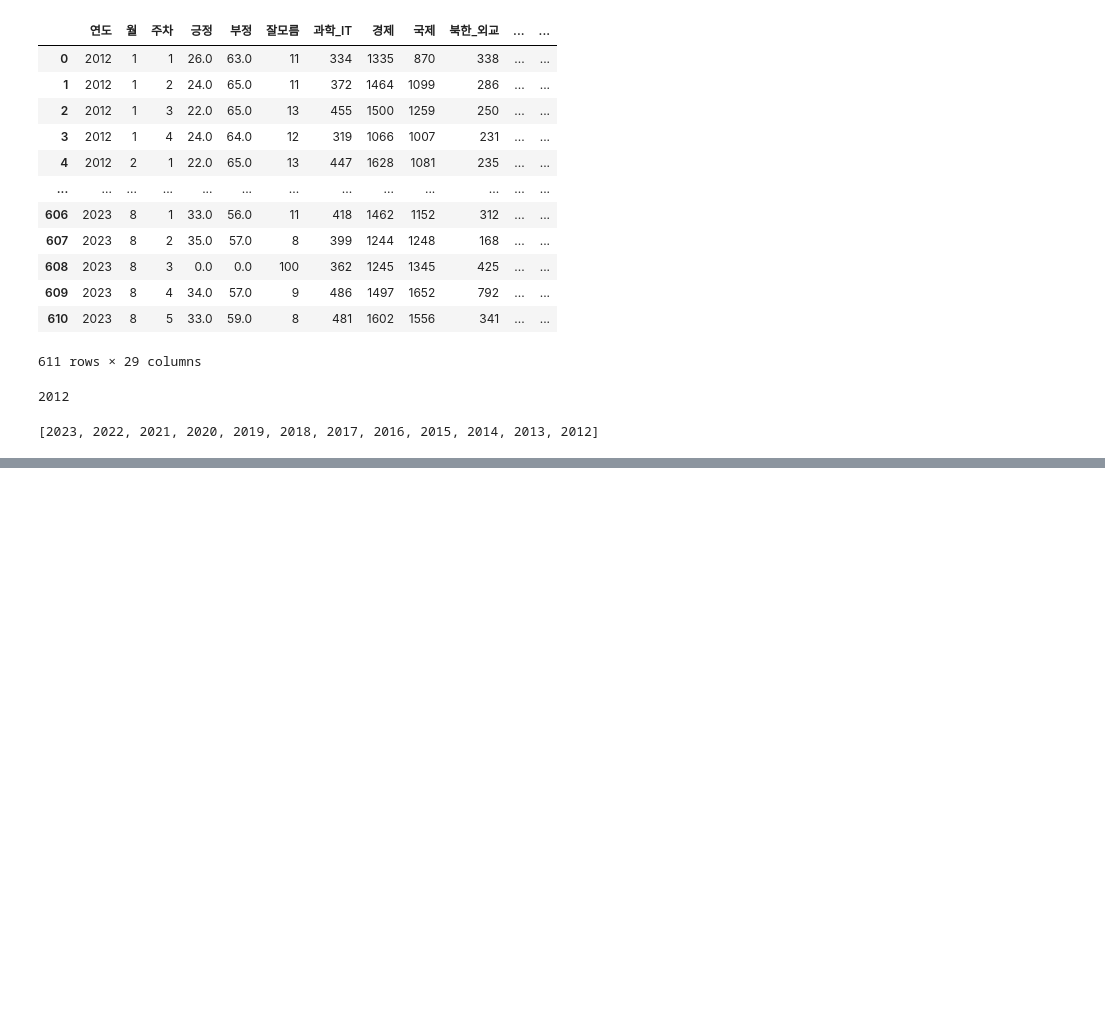
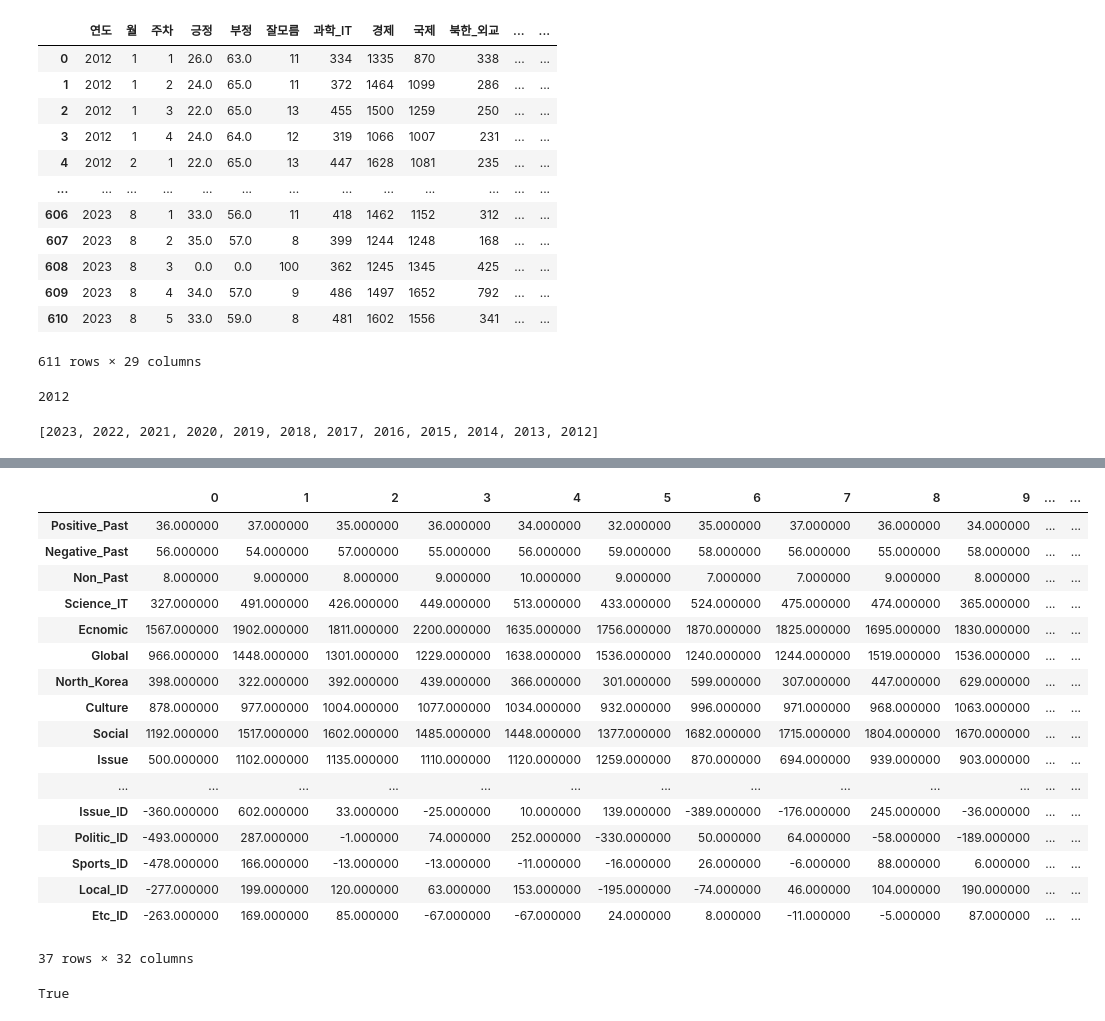
Before and after one commit to Shim-JS/2023C_JG, a Jupyter notebook: JG_Project/Untitled.ipynb, the cells around one changed output, grey strips where cells are left out. Saved outputs shown, nothing was run; the diff lists cells and outputs as text; code cells hidden in the pictures; blank space fills up the shorter version.

```diff
--- a/JG_Project/Untitled.ipynb
+++ b/JG_Project/Untitled.ipynb
@@ -466,0 +702,27 @@ year_list
+# %%
+test = pd.read_csv("test.csv")
+# %%
+test.T
+# %% [output]
+|  | 0 | 1 | 2 | 3 | 4 | 5 | 6 | 7 | 8 | 9 | ... | ... |
+| Positive_Past | 36.000000 | 37.000000 | 35.000000 | 36.000000 | 34.000000 | 32.000000 | 35.000000 | 37.000000 | 36.000000 | 34.000000 | ... | ... |
+| Negative_Past | 56.000000 | 54.000000 | 57.000000 | 55.000000 | 56.000000 | 59.000000 | 58.000000 | 56.000000 | 55.000000 | 58.000000 | ... | ... |
+| Non_Past | 8.000000 | 9.000000 | 8.000000 | 9.000000 | 10.000000 | 9.000000 | 7.000000 | 7.000000 | 9.000000 | 8.000000 | ... | ... |
+| Science_IT | 327.000000 | 491.000000 | 426.000000 | 449.000000 | 513.000000 | 433.000000 | 524.000000 | 475.000000 | 474.000000 | 365.000000 | ... | ... |
+| Ecnomic | 1567.000000 | 1902.000000 | 1811.000000 | 2200.000000 | 1635.000000 | 1756.000000 | 1870.000000 | 1825.000000 | 1695.000000 | 1830.000000 | ... | ... |
+| Global | 966.000000 | 1448.000000 | 1301.000000 | 1229.000000 | 1638.000000 | 1536.000000 | 1240.000000 | 1244.000000 | 1519.000000 | 1536.000000 | ... | ... |
+| North_Korea | 398.000000 | 322.000000 | 392.000000 | 439.000000 | 366.000000 | 301.000000 | 599.000000 | 307.000000 | 447.000000 | 629.000000 | ... | ... |
+| Culture | 878.000000 | 977.000000 | 1004.000000 | 1077.000000 | 1034.000000 | 932.000000 | 996.000000 | 971.000000 | 968.000000 | 1063.000000 | ... | ... |
+| Social | 1192.000000 | 1517.000000 | 1602.000000 | 1485.000000 | 1448.000000 | 1377.000000 | 1682.000000 | 1715.000000 | 1804.000000 | 1670.000000 | ... | ... |
+| Issue | 500.000000 | 1102.000000 | 1135.000000 | 1110.000000 | 1120.000000 | 1259.000000 | 870.000000 | 694.000000 | 939.000000 | 903.000000 | ... | ... |
+| ... | ... | ... | ... | ... | ... | ... | ... | ... | ... | ... | ... | ... |
+| Issue_ID | -360.000000 | 602.000000 | 33.000000 | -25.000000 | 10.000000 | 139.000000 | -389.000000 | -176.000000 | 245.000000 | -36.000000 | ... | ... |
+| Politic_ID | -493.000000 | 287.000000 | -1.000000 | 74.000000 | 252.000000 | -330.000000 | 50.000000 | 64.000000 | -58.000000 | -189.000000 | ... | ... |
+| Sports_ID | -478.000000 | 166.000000 | -13.000000 | -13.000000 | -11.000000 | -16.000000 | 26.000000 | -6.000000 | 88.000000 | 6.000000 | ... | ... |
+| Local_ID | -277.000000 | 199.000000 | 120.000000 | 63.000000 | 153.000000 | -195.000000 | -74.000000 | 46.000000 | 104.000000 | 190.000000 | ... | ... |
+| Etc_ID | -263.000000 | 169.000000 | 85.000000 | -67.000000 | -67.000000 | 24.000000 | 8.000000 | -11.000000 | -5.000000 | 87.000000 | ... | ... |
+37 rows × 32 columns
+# %%
+model_lr.predict
+# %% [output]
+True
```
Also changed, not shown: parts of 19 cells of this notebook, 8 other files.
